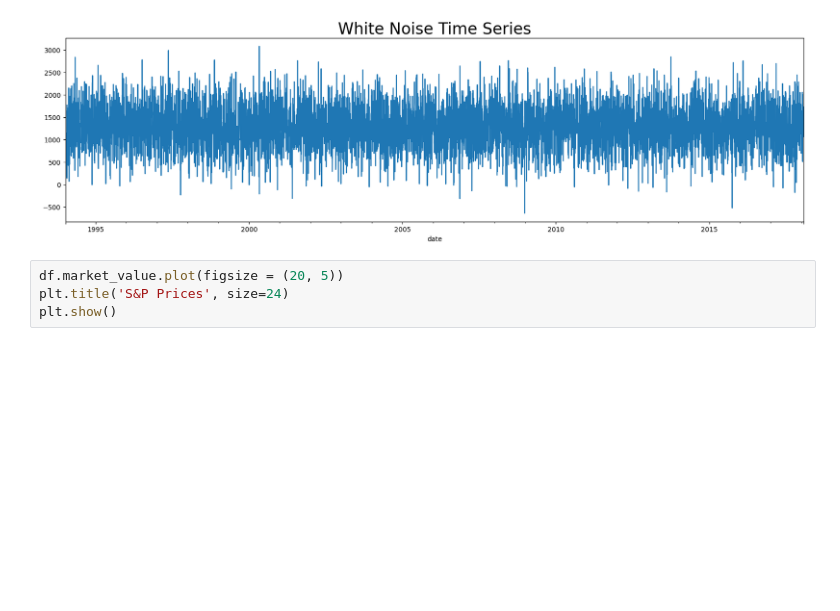
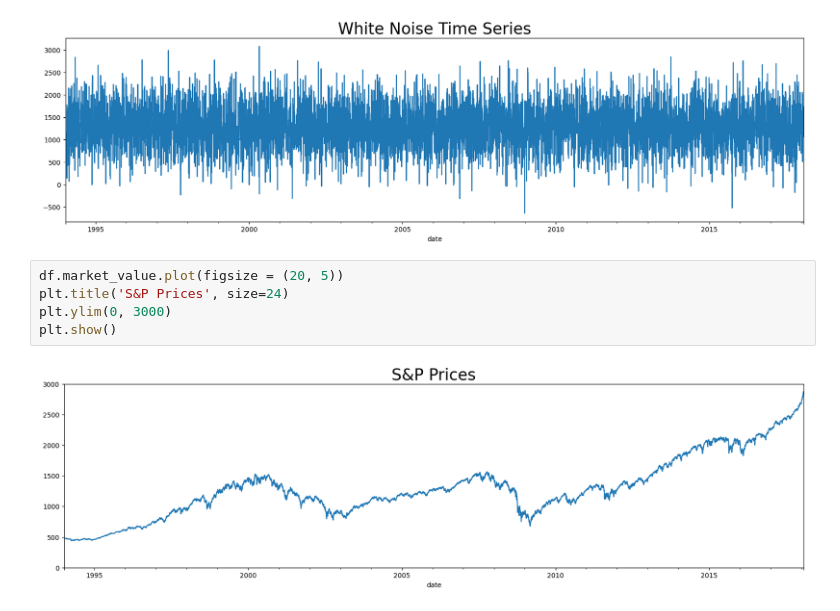
Before and after one commit to Mercymerine/Machine_learning2, a Jupyter notebook: time_series.ipynb, the cells around one changed output. Cells and saved outputs as stored; diff of their text form; blank space fills up the shorter version.

```diff
--- a/time_series.ipynb
+++ b/time_series.ipynb
@@ -283,4 +283,7 @@ plt.show()
 # %%
 df.market_value.plot(figsize = (20, 5))
 plt.title('S&P Prices', size=24)
+plt.ylim(0, 3000)
 plt.show()
+# %% [output]
+[figure, added]
```
Also changed, not shown: parts of 15 cells of this notebook.
